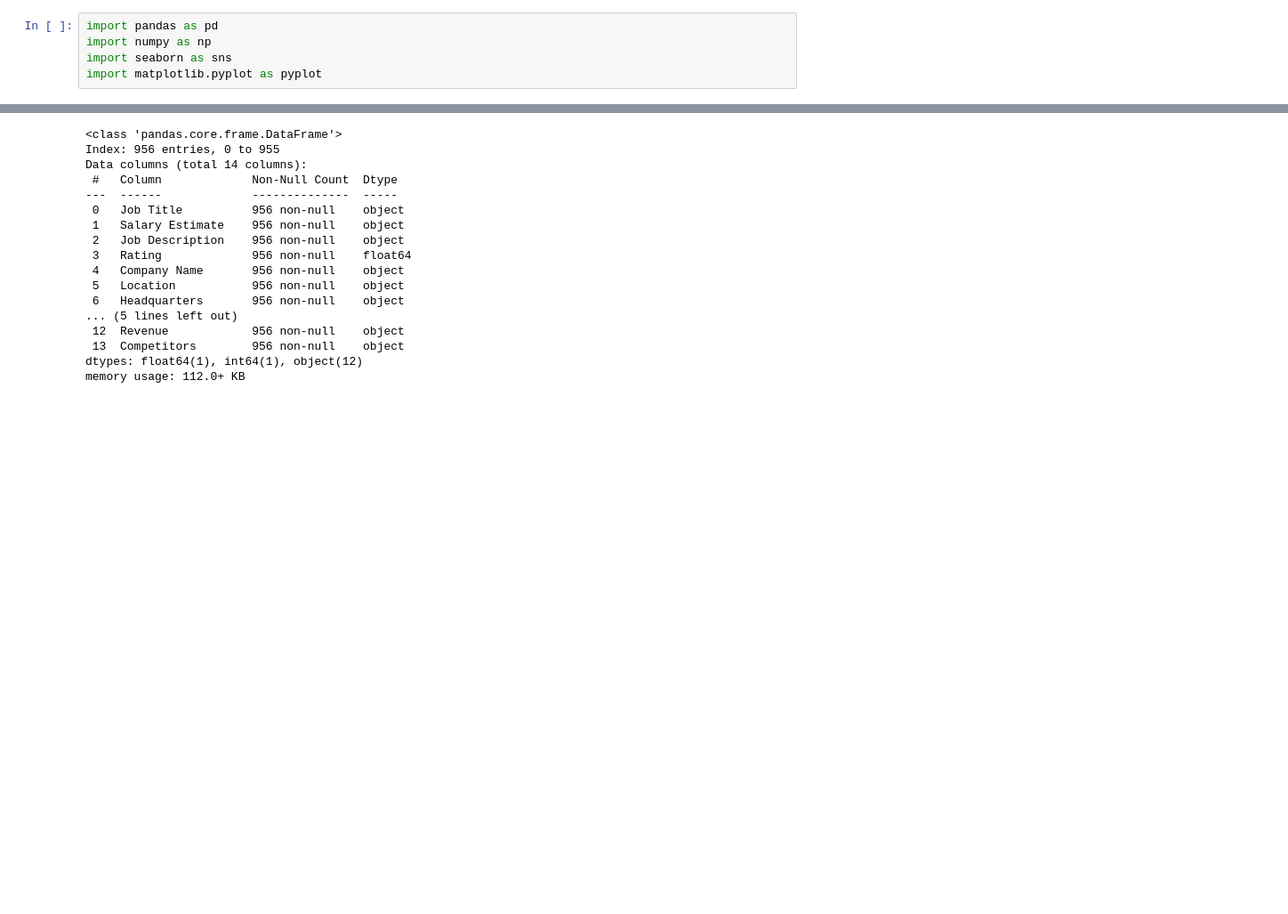
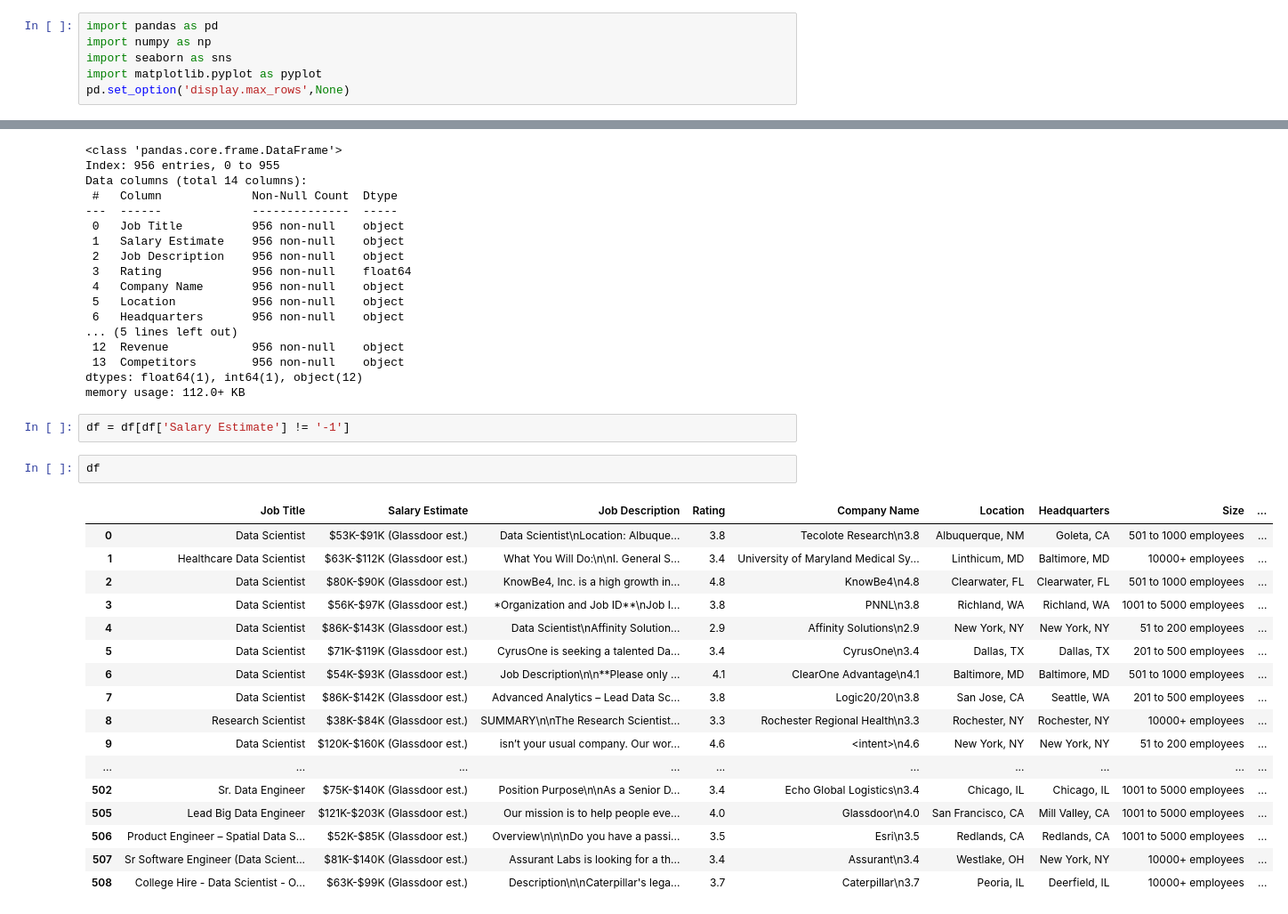
Before and after one commit to VighneshSankpal/ds_salary_proj, a Jupyter notebook: data_cleaning.ipynb, the cells around one changed output, grey strips where cells are left out. Shown at 89% size. Drawn from its saved outputs; the diff is of its cells as text; blank space fills up the shorter version.

Commit message:
salary feature cleanned

```diff
--- a/data_cleaning.ipynb
+++ b/data_cleaning.ipynb
@@ -3,6 +3,7 @@ import pandas as pd
 import numpy as np
 import seaborn as sns
 import matplotlib.pyplot as pyplot
+pd.set_option('display.max_rows',None)
 # %%
 df  = pd.read_csv("./glassdoor_jobs.csv",index_col=0)
 df.head()
@@ -33,3 +34,25 @@ Data columns (total 14 columns):
  13  Competitors        956 non-null    object
 dtypes: float64(1), int64(1), object(12)
 memory usage: 112.0+ KB
+# %%
+df = df[df['Salary Estimate'] != '-1']
+# %%
+df
+# %% [output]
+|  | Job Title | Salary Estimate | Job Description | Rating | Company Name | Location | Headquarters | Size | ... |
+| 0 | Data Scientist | $53K-$91K (Glassdoor est.) | Data Scientist\nLocation: Albuque... | 3.8 | Tecolote Research\n3.8 | Albuquerque, NM | Goleta, CA | 501 to 1000 employees | ... |
+| 1 | Healthcare Data Scientist | $63K-$112K (Glassdoor est.) | What You Will Do:\n\nI. General S... | 3.4 | University of Maryland Medical Sy... | Linthicum, MD | Baltimore, MD | 10000+ employees | ... |
+| 2 | Data Scientist | $80K-$90K (Glassdoor est.) | KnowBe4, Inc. is a high growth in... | 4.8 | KnowBe4\n4.8 | Clearwater, FL | Clearwater, FL | 501 to 1000 employees | ... |
+| 3 | Data Scientist | $56K-$97K (Glassdoor est.) | *Organization and Job ID**\nJob I... | 3.8 | PNNL\n3.8 | Richland, WA | Richland, WA | 1001 to 5000 employees | ... |
+| 4 | Data Scientist | $86K-$143K (Glassdoor est.) | Data Scientist\nAffinity Solution... | 2.9 | Affinity Solutions\n2.9 | New York, NY | New York, NY | 51 to 200 employees | ... |
+| 5 | Data Scientist | $71K-$119K (Glassdoor est.) | CyrusOne is seeking a talented Da... | 3.4 | CyrusOne\n3.4 | Dallas, TX | Dallas, TX | 201 to 500 employees | ... |
+| 6 | Data Scientist | $54K-$93K (Glassdoor est.) | Job Description\n\n**Please only ... | 4.1 | ClearOne Advantage\n4.1 | Baltimore, MD | Baltimore, MD | 501 to 1000 employees | ... |
+| 7 | Data Scientist | $86K-$142K (Glassdoor est.) | Advanced Analytics – Lead Data Sc... | 3.8 | Logic20/20\n3.8 | San Jose, CA | Seattle, WA | 201 to 500 employees | ... |
+| 8 | Research Scientist | $38K-$84K (Glassdoor est.) | SUMMARY\n\nThe Research Scientist... | 3.3 | Rochester Regional Health\n3.3 | Rochester, NY | Rochester, NY | 10000+ employees | ... |
+| 9 | Data Scientist | $120K-$160K (Glassdoor est.) | isn’t your usual company. Our wor... | 4.6 | <intent>\n4.6 | New York, NY | New York, NY | 51 to 200 employees | ... |
+| ... | ... | ... | ... | ... | ... | ... | ... | ... | ... |
+| 502 | Sr. Data Engineer | $75K-$140K (Glassdoor est.) | Position Purpose\n\nAs a Senior D... | 3.4 | Echo Global Logistics\n3.4 | Chicago, IL | Chicago, IL | 1001 to 5000 employees | ... |
+| 505 | Lead Big Data Engineer | $121K-$203K (Glassdoor est.) | Our mission is to help people eve... | 4.0 | Glassdoor\n4.0 | San Francisco, CA | Mill Valley, CA | 1001 to 5000 employees | ... |
+| 506 | Product Engineer – Spatial Data S... | $52K-$85K (Glassdoor est.) | Overview\n\n\nDo you have a passi... | 3.5 | Esri\n3.5 | Redlands, CA | Redlands, CA | 1001 to 5000 employees | ... |
+| 507 | Sr Software Engineer (Data Scient... | $81K-$140K (Glassdoor est.) | Assurant Labs is looking for a th... | 3.4 | Assurant\n3.4 | Westlake, OH | New York, NY | 10000+ employees | ... |
+| 508 | College Hire - Data Scientist - O... | $63K-$99K (Glassdoor est.) | Description\n\nCaterpillar's lega... | 3.7 | Caterpillar\n3.7 | Peoria, IL | Deerfield, IL | 10000+ employees | ... |
```
Also changed, not shown: parts of 13 cells of this notebook.
